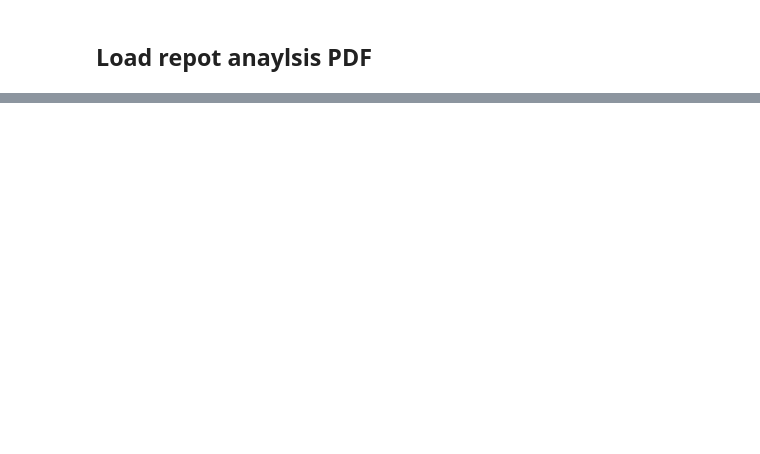
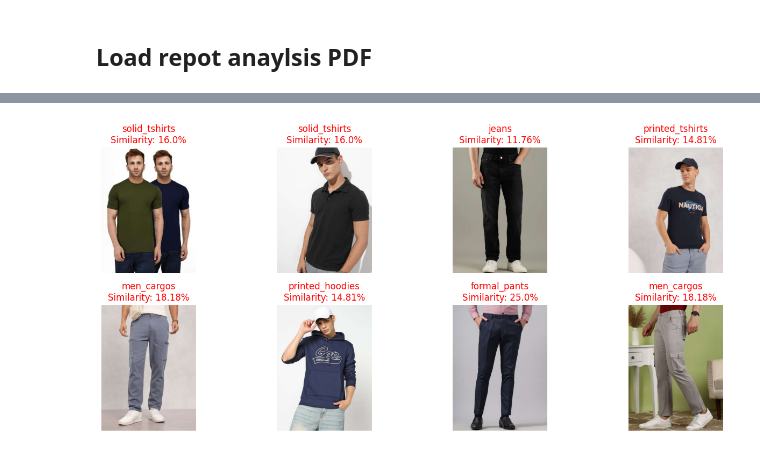
Before and after one commit to Mipjeiger/Fashion-recommendation-RAG-Finetuing-LLM-ML-Engineer-end-to-end, a Jupyter notebook: pipelines/ai_engineer/LLM/llm_integration.ipynb, the cells around one changed output, grey strips where cells are left out. Cells and saved outputs as stored; diff of their text form; code cells hidden in the pictures; blank space fills up the shorter version.

```diff
--- a/pipelines/ai_engineer/LLM/llm_integration.ipynb
+++ b/pipelines/ai_engineer/LLM/llm_integration.ipynb
@@ -406,0 +709,33 @@ render_report(pages)
+# %%
+# Compute similarity scores % per row
+df_merged['similarity'] = df_merged.apply(
+    lambda row: round(
+        SequenceMatcher(None,
+            os.path.basename(str(row['image_path'])),
+            str(row['subcategory'])
+        ).ratio() * 100, 2
+    ), axis=1
+)
+
+# Show random images from dataframe
+def show_random_images_from_df_merged(df_merged, n=8, cols=4, figsize=(14, 6)):
+    selected = df_merged.dropna(subset=['image_path']).sample(n)
+    rows = (n + cols - 1) // cols
+
+    plt.figure(figsize=figsize)
+
+    for i, (_, row) in enumerate(selected.iterrows()):
+        sim = row['similarity']
+        color = 'green' if sim >= 70 else 'orange' if sim >= 40 else 'red'
+        plt.subplot(rows, cols, i + 1)
+        plt.imshow(Image.open(row['image_path']))
+        plt.title(f"{row['subcategory']}\nSimilarity: {sim}%", color=color, fontsize=12)
+        plt.axis("off")
+
+    plt.tight_layout()
+    plt.show()
+
+# Usage call to display random images from merged dataframe
+show_random_images_from_df_merged(df_merged, n=8)
+# %% [output]
+[figure, added]
```
Also changed, not shown: parts of 17 cells of this notebook, 1 other file.
